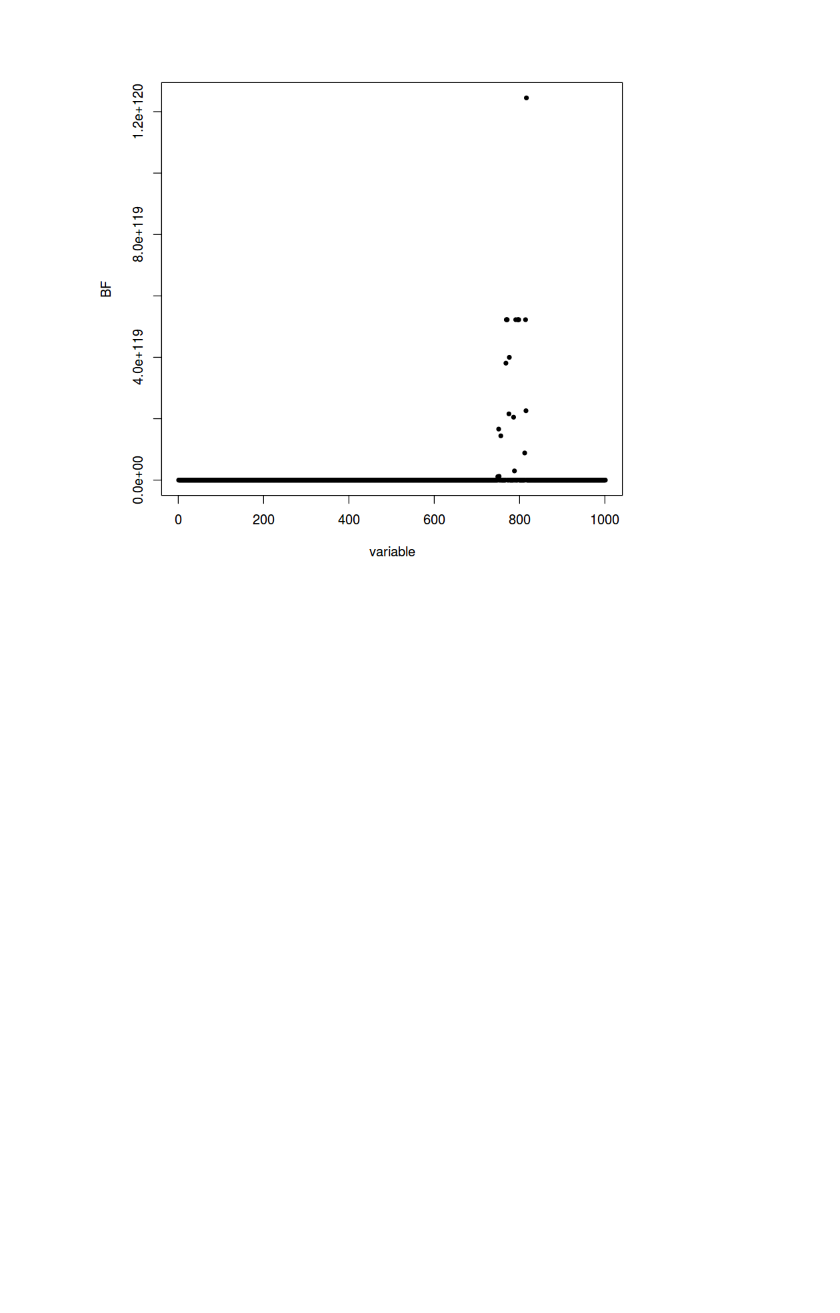
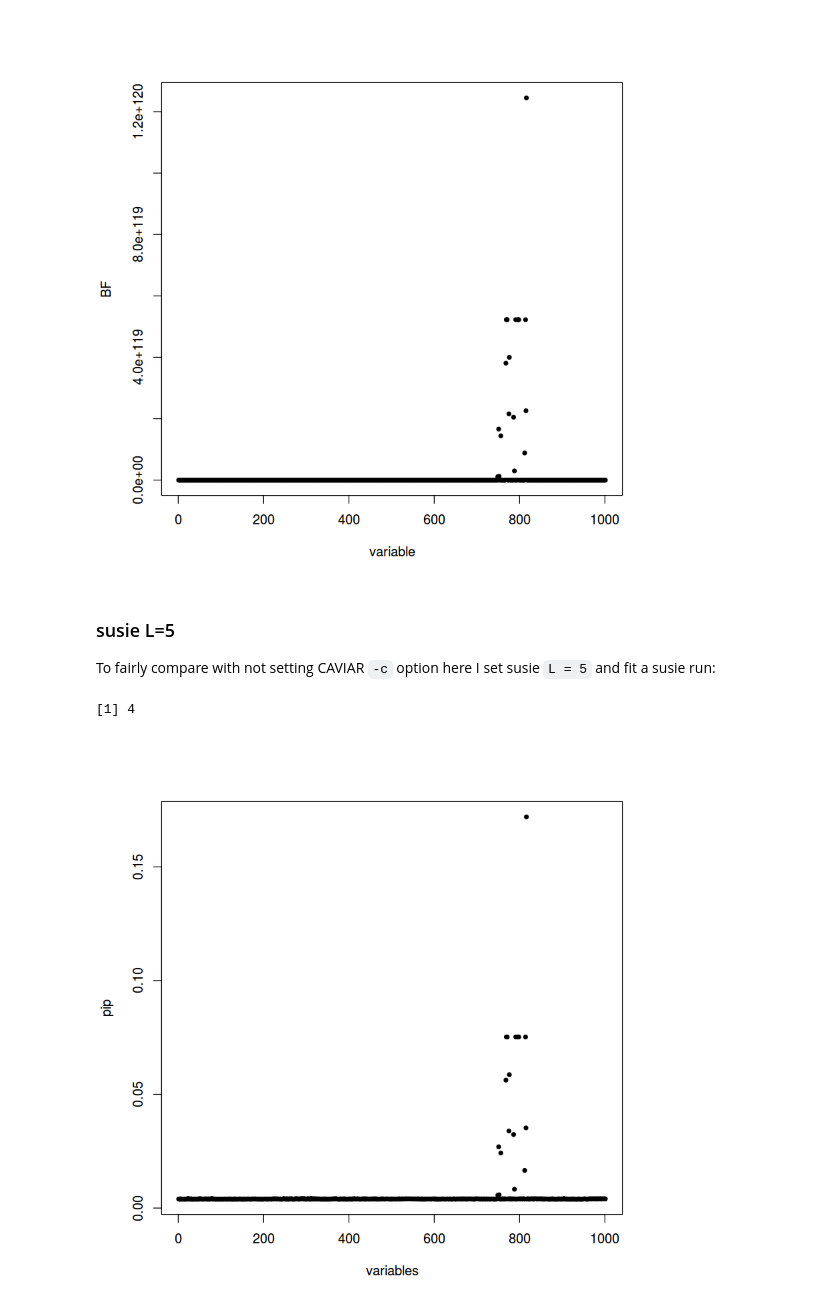
Before and after one commit to gaow/mvarbvs, a Jupyter notebook: analysis/20180601_One_Causal_CAVIAR_Exam.ipynb, the cells around one changed output. Drawn from its saved outputs; the diff is of its cells as text; code cells hidden in the pictures; blank space fills up the shorter version.

Commit message:
Add susie L=5 comparison

```diff
--- a/analysis/20180601_One_Causal_CAVIAR_Exam.ipynb
+++ b/analysis/20180601_One_Causal_CAVIAR_Exam.ipynb
@@ -200,3 +201,24 @@ min(abs(purity))
 plot(exp(fit$lbf), pch = 20, ylab = 'BF', xlab = 'variable')
 # %% [output]
 [figure]
+# %% [markdown]
+### susie L=5
+
+To fairly compare with not setting CAVIAR `-c` option here I set susie `L = 5` and fit a susie run:
+# %%
+fit = susieR::susie(dat$X,dat$Y[,1],
+                               L=5,
+                               estimate_residual_variance = F,
+                               prior_variance=0.2,
+                               intercept=FALSE,
+                               tol=1e-3)
+# %%
+susieR:::susie_get_niter(fit)
+# %% [output]
+[1] 4
+# %%
+pip = 1 - apply(1 - fit$alpha, 2, prod)
+# %%
+plot(pip, pch=20, xlab='variables', ylab = 'pip')
+# %% [output]
+[figure, added]
```
Also changed, not shown: parts of 5 cells of this notebook, 2 other files.
